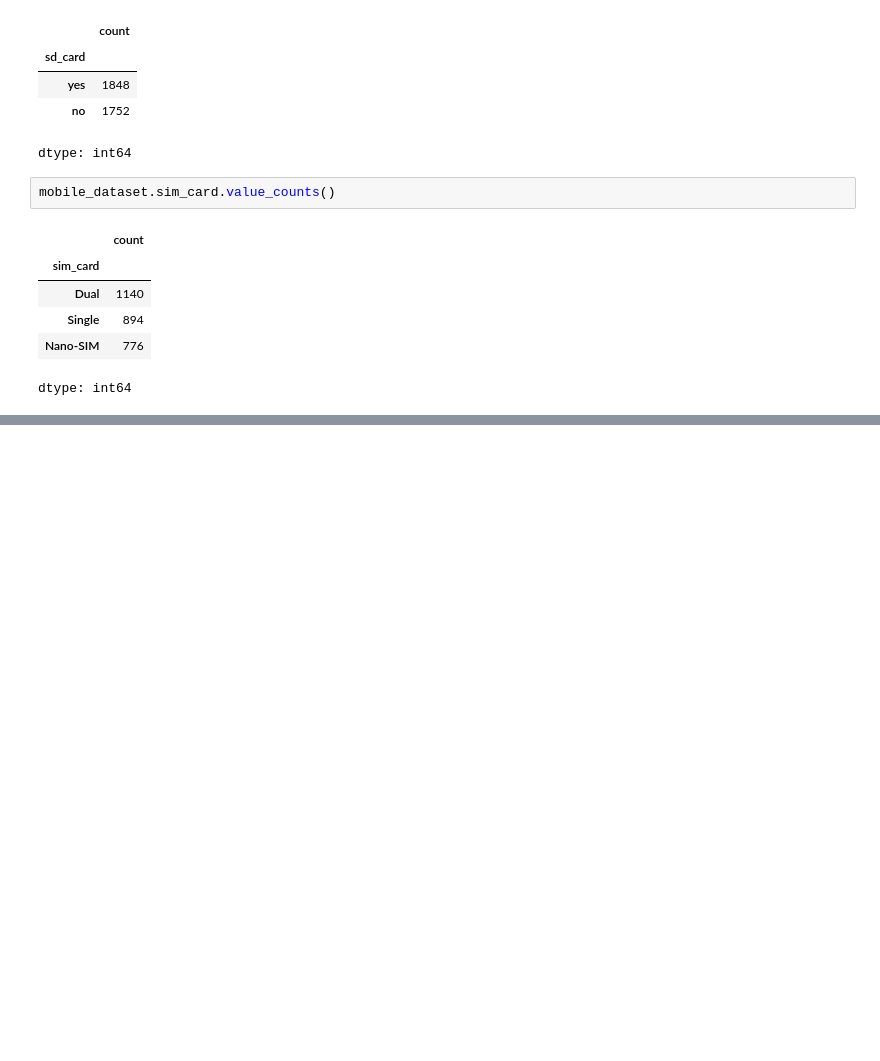
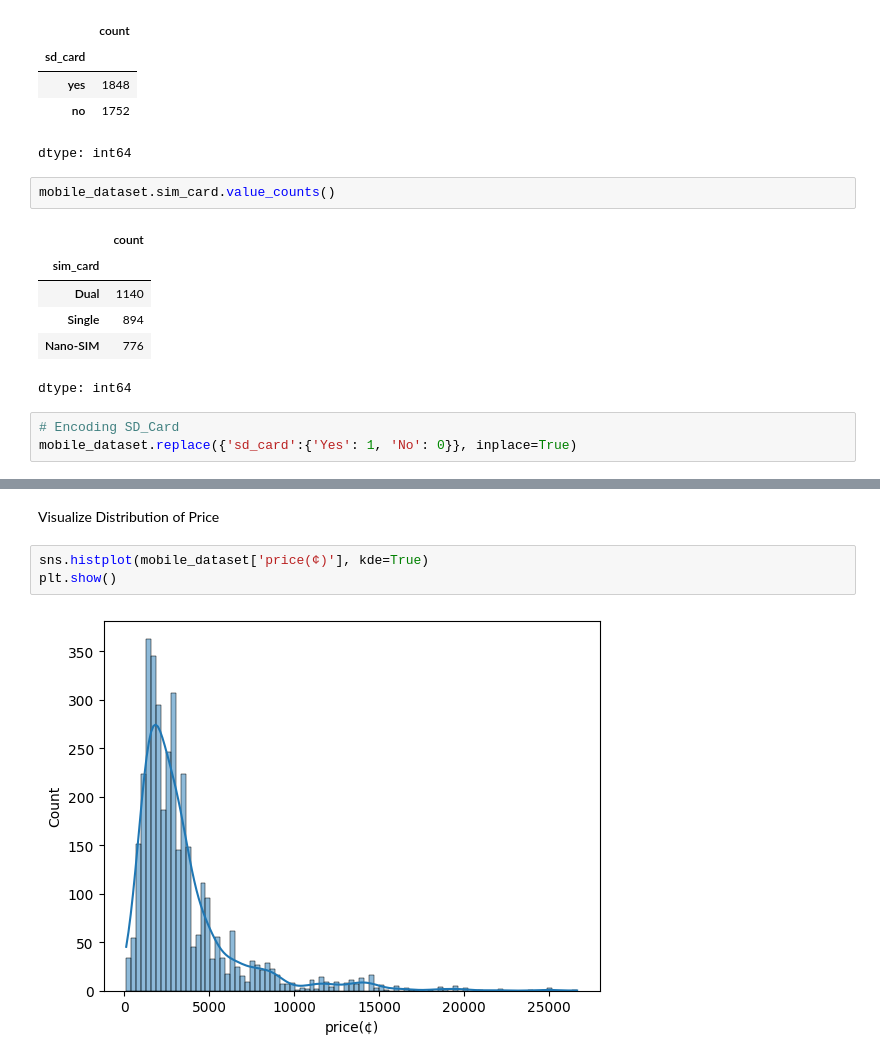
Before and after one commit to KwameCode27/car-price-prediction, a Jupyter notebook: Mobile_Price_Predictor.ipynb, the cells around one changed output, grey strips where cells are left out. Saved outputs shown, nothing was run; the diff lists cells and outputs as text; blank space fills up the shorter version.

```diff
--- a/Mobile_Price_Predictor.ipynb
+++ b/Mobile_Price_Predictor.ipynb
@@ -256,3 +256,6 @@ mobile_dataset.sim_card.value_counts()
 | Single | 894 |
 | Nano-SIM | 776 |
 dtype: int64
+# %%
+# Encoding SD_Card
+mobile_dataset.replace({'sd_card':{'Yes': 1, 'No': 0}}, inplace=True)
@@ -258,0 +284,7 @@ dtype: int64
+# %% [markdown]
+Visualize Distribution of Price
+# %%
+sns.histplot(mobile_dataset['price(¢)'], kde=True)
+plt.show()
+# %% [output]
+[figure, added]
```
Also changed, not shown: parts of 13 cells of this notebook.
